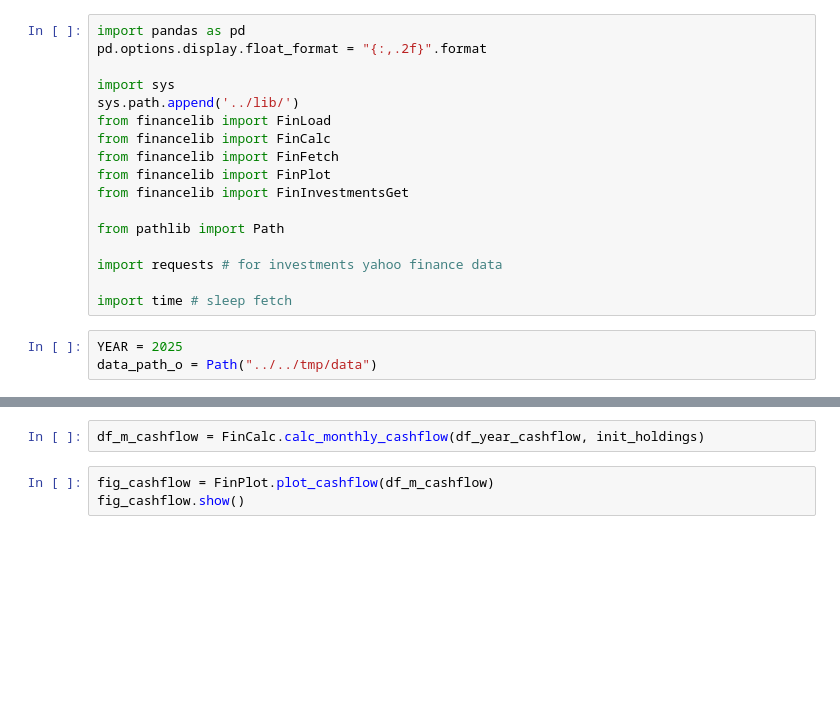
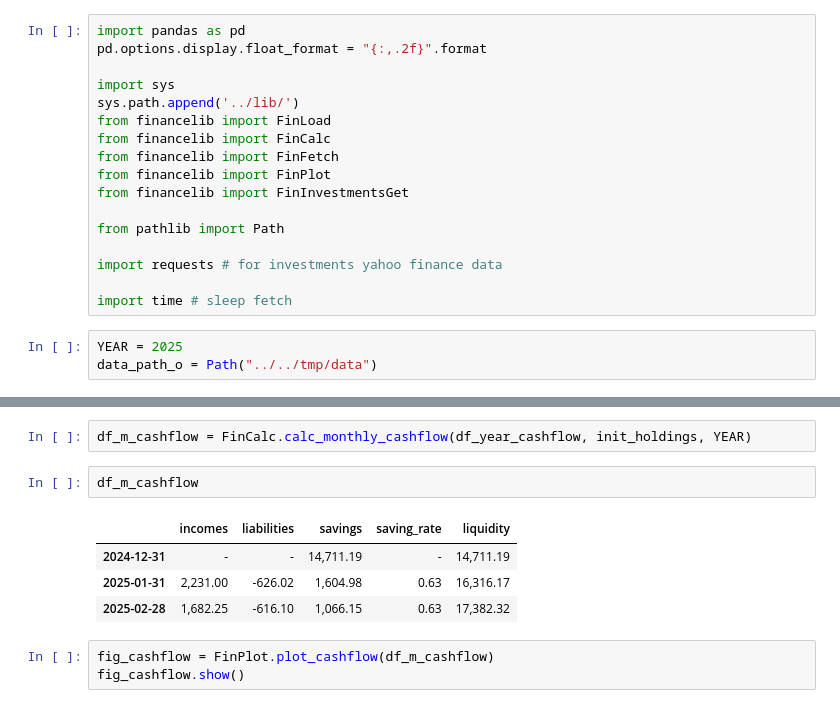
Before and after one commit to deepotrus/deepfinance, a Jupyter notebook: notebooks/nb2025.ipynb, the cells around one changed output, grey strips where cells are left out. Drawn from its saved outputs; the diff is of its cells as text; blank space fills up the shorter version.

```diff
--- a/notebooks/nb2025.ipynb
+++ b/notebooks/nb2025.ipynb
@@ -46,5 +47,12 @@ df_year_investments = FinLoad.load_investments(data_path_o, YEAR)
 # %%
-df_m_cashflow = FinCalc.calc_monthly_cashflow(df_year_cashflow, init_holdings)
+df_m_cashflow = FinCalc.calc_monthly_cashflow(df_year_cashflow, init_holdings, YEAR)
+# %%
+df_m_cashflow
+# %% [output]
+|  | incomes | liabilities | savings | saving_rate | liquidity |
+| 2024-12-31 | - | - | 14,711.19 | - | 14,711.19 |
+| 2025-01-31 | 2,231.00 | -626.02 | 1,604.98 | 0.63 | 16,316.17 |
+| 2025-02-28 | 1,682.25 | -616.10 | 1,066.15 | 0.63 | 17,382.32 |
 # %%
 fig_cashflow = FinPlot.plot_cashflow(df_m_cashflow)
 fig_cashflow.show()
```
Also changed, not shown: parts of 13 cells of this notebook, 2 other files.
